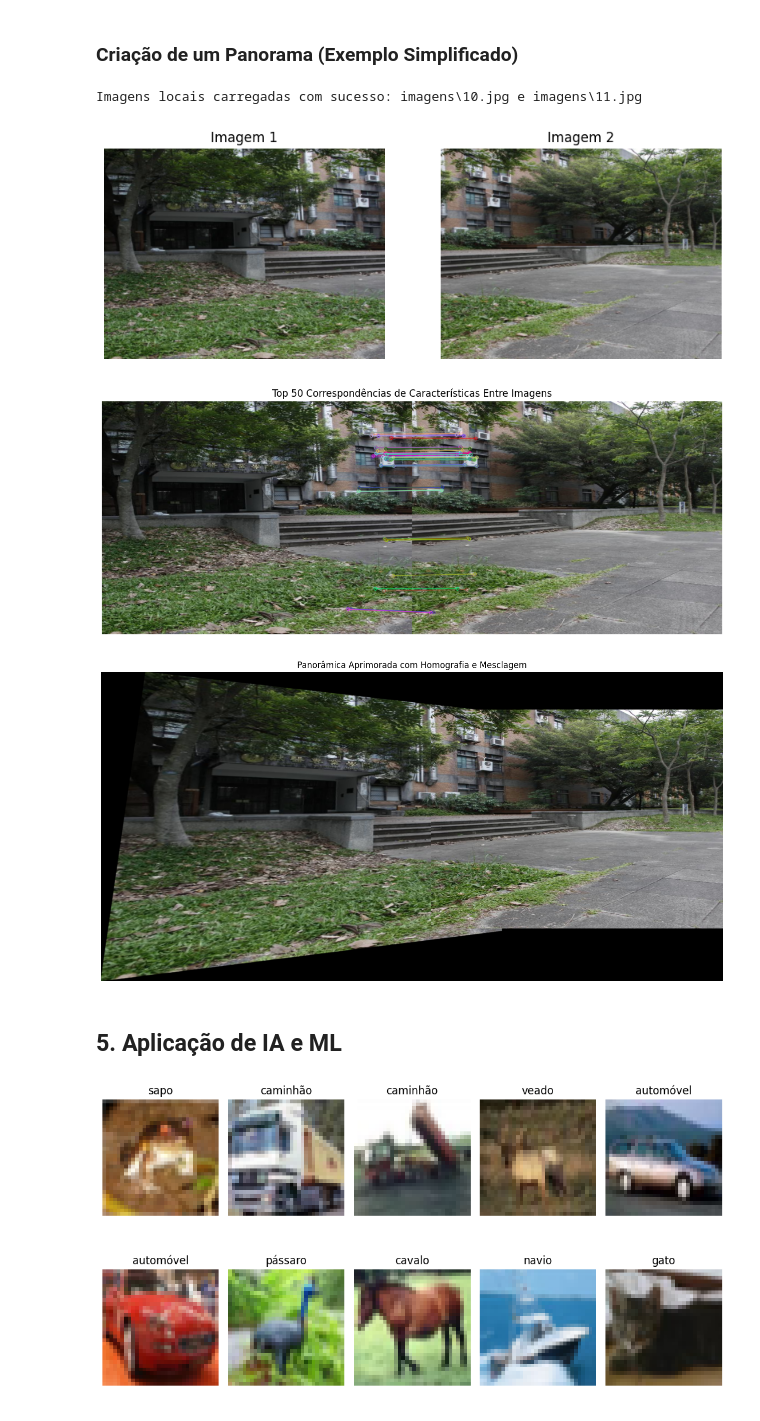
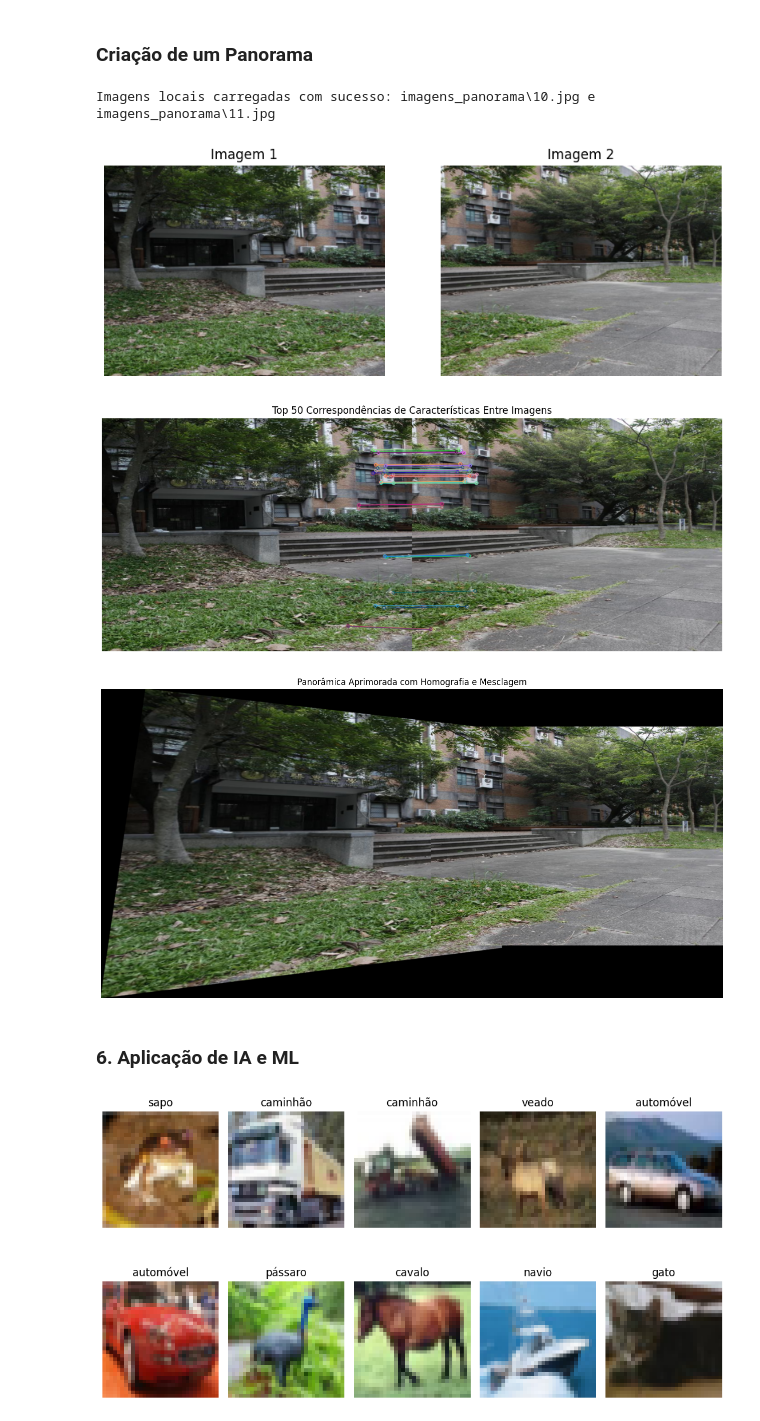
Before and after one commit to PietroFilippo/Sistema-Visao-Computacional, a Jupyter notebook: sistema_visao_computacional.ipynb, the cells around one changed output. Saved outputs shown, nothing was run; the diff lists cells and outputs as text; code cells hidden in the pictures.

```diff
--- a/sistema_visao_computacional.ipynb
+++ b/sistema_visao_computacional.ipynb
@@ -210,8 +340,8 @@ exibir_imagens(
 # %% [markdown]
-### Criação de um Panorama (Exemplo Simplificado)
+### Criação de um Panorama
 # %%
-local_image1 = 'imagens\\10.jpg'
-local_image2 = 'imagens\\11.jpg'
+local_image1 = 'imagens_panorama\\10.jpg'
+local_image2 = 'imagens_panorama\\11.jpg'
 
 try:
     img1 = cv2.imread(local_image1)
@@ -232,8 +362,8 @@ except Exception as e:
     print(f"Erro ao carregar imagens locais: {e}")
     # Alternativa para imagens do CIFAR
     ship1_idx, ship2_idx = 8, 9
-    img1 = cv2.resize(x_train[ship1_idx], (320, 240), interpolation=cv2.INTER_CUBIC)
-    img2 = cv2.resize(x_train[ship2_idx], (320, 240), interpolation=cv2.INTER_CUBIC)
+    img1 = cv2.resize(x_train_cifar[ship1_idx], (320, 240), interpolation=cv2.INTER_CUBIC)
+    img2 = cv2.resize(x_train_cifar[ship2_idx], (320, 240), interpolation=cv2.INTER_CUBIC)
 
 # Mostra as imagens para confirmar que foram carregadas corretamente
 plt.figure(figsize=(10, 5))
@@ -363,37 +493,37 @@ else:
                     # Calcula a distância da borda para mesclagem
                     dist_from_edge = min(x, w2 - x, overlap_width)
                     if dist_from_edge < overlap_width:
                         # Aplica mesclagem alfa baseada na distância da borda
                         alpha = dist_from_edge / overlap_width
                         # Mescla apenas onde ambas as imagens têm conteúdo
                         warped_pixel = panorama[offset_y + y, offset_x + x]
                         if np.any(warped_pixel) and np.any(img2_rgb[y, x]):
                             panorama[offset_y + y, offset_x + x] = (
                                 (1 - alpha) * warped_pixel +
                                 alpha * img2_rgb[y, x]
                             ).astype(np.uint8)
 
         # Exibe a panorâmica final
         plt.figure(figsize=(16, 8))
         plt.imshow(panorama)
         plt.title('Panorâmica Aprimorada com Homografia e Mesclagem')
         plt.axis('off')
         plt.show()
     else:
         print(f"Não há correspondências suficientes para o cálculo da homografia (encontradas {len(good_matches)}, mínimo necessário é 4)")
         # Alternativa: concatenação simples
         panorama = np.hstack((img1_rgb, img2_rgb))
         plt.figure(figsize=(14, 6))
         plt.imshow(panorama)
         plt.title('Concatenação Simples de Imagens (Alternativa por Falta de Correspondências)')
         plt.axis('off')
         plt.show()
 # %% [output]
-Imagens locais carregadas com sucesso: imagens\10.jpg e imagens\11.jpg
+Imagens locais carregadas com sucesso: imagens_panorama\10.jpg e imagens_panorama\11.jpg
 [figure]
-[figure, old version]
+[figure, new version]
 [figure]
 # %% [markdown]
-## 5. Aplicação de IA e ML
+### 6. Aplicação de IA e ML
 # %%
 # Prepara os dados do CIFAR-10
```
Also changed, not shown: parts of 27 cells of this notebook, 14 other files.
